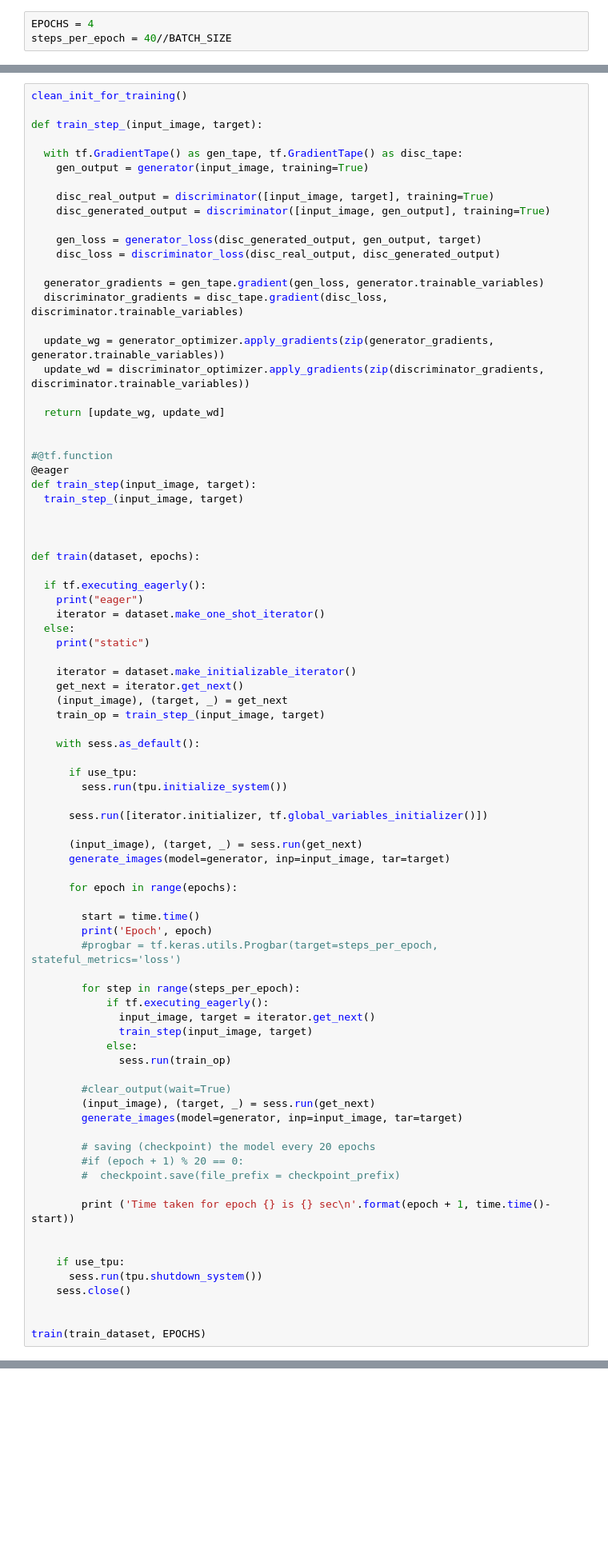
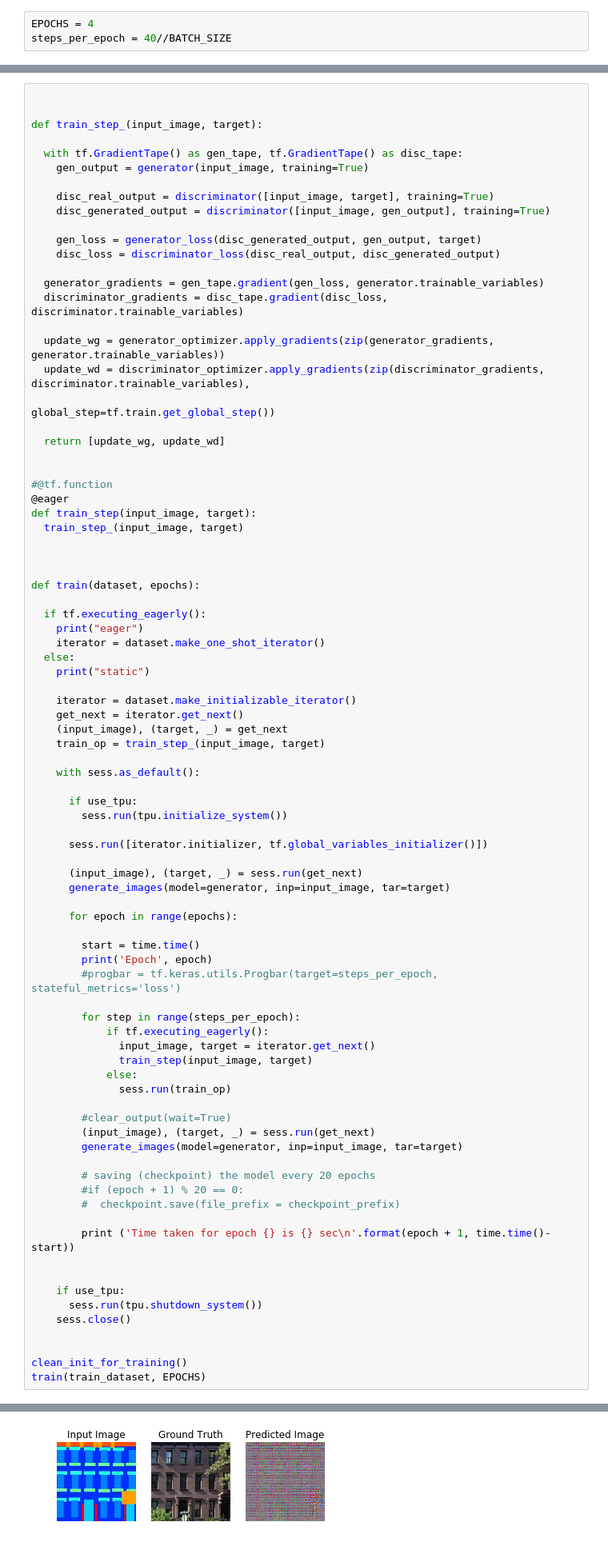
Before and after one commit to ManuelKugelmann/collabtf2.0, a Jupyter notebook: Copy_of_pix2pix.ipynb, the cells around one changed output, grey strips where cells are left out. Shown at 80% size. Saved outputs shown, nothing was run; the diff lists cells and outputs as text; blank space fills up the shorter version.

```diff
--- a/Copy_of_pix2pix.ipynb
+++ b/Copy_of_pix2pix.ipynb
@@ -919,7 +955,7 @@ def clean_init_for_training():
                                    generator=generator,
                                    discriminator=discriminator)
 # %%
-clean_init_for_training()
+
 
 def train_step_(input_image, target):
 
@@ -936,7 +972,8 @@ def train_step_(input_image, target):
   discriminator_gradients = disc_tape.gradient(disc_loss, discriminator.trainable_variables)
 
   update_wg = generator_optimizer.apply_gradients(zip(generator_gradients, generator.trainable_variables))
-  update_wd = discriminator_optimizer.apply_gradients(zip(discriminator_gradients, discriminator.trainable_variables))
+  update_wd = discriminator_optimizer.apply_gradients(zip(discriminator_gradients, discriminator.trainable_variables),
+                                                     global_step=tf.train.get_global_step())
 
   return [update_wg, update_wd]
 
@@ -1000,6 +1037,7 @@ def train(dataset, epochs):
     sess.close()
 
 
+clean_init_for_training()
 train(train_dataset, EPOCHS)
 # %% [output]
 K.learning_phase:  1
@@ -1021 +1044,2 @@ WARNING:tensorflow:tpu_model (from tensorflow.contrib.tpu.python.tpu.keras_suppo
 static
+[figure, added]
```
Also changed, not shown: parts of 26 cells of this notebook.
